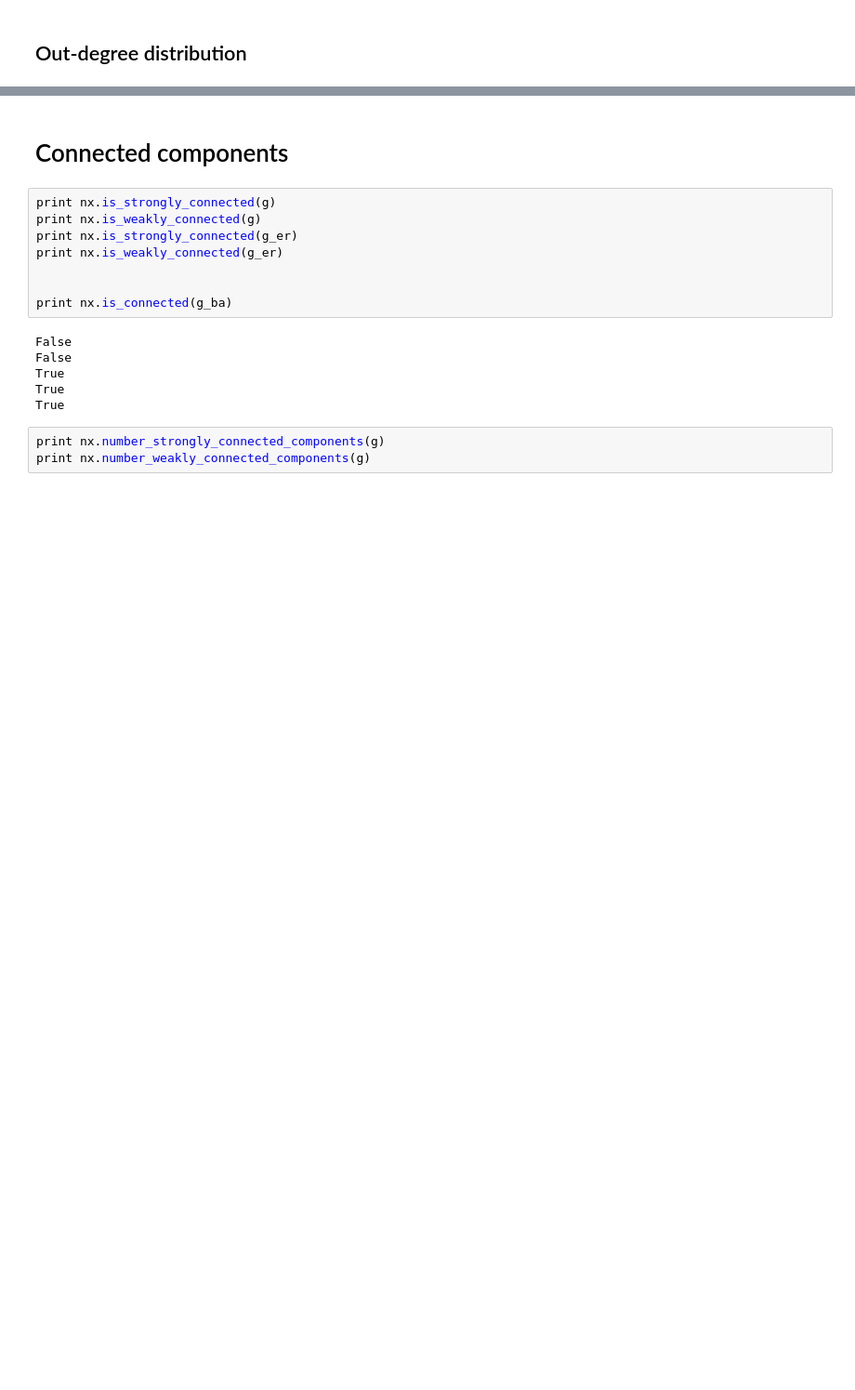
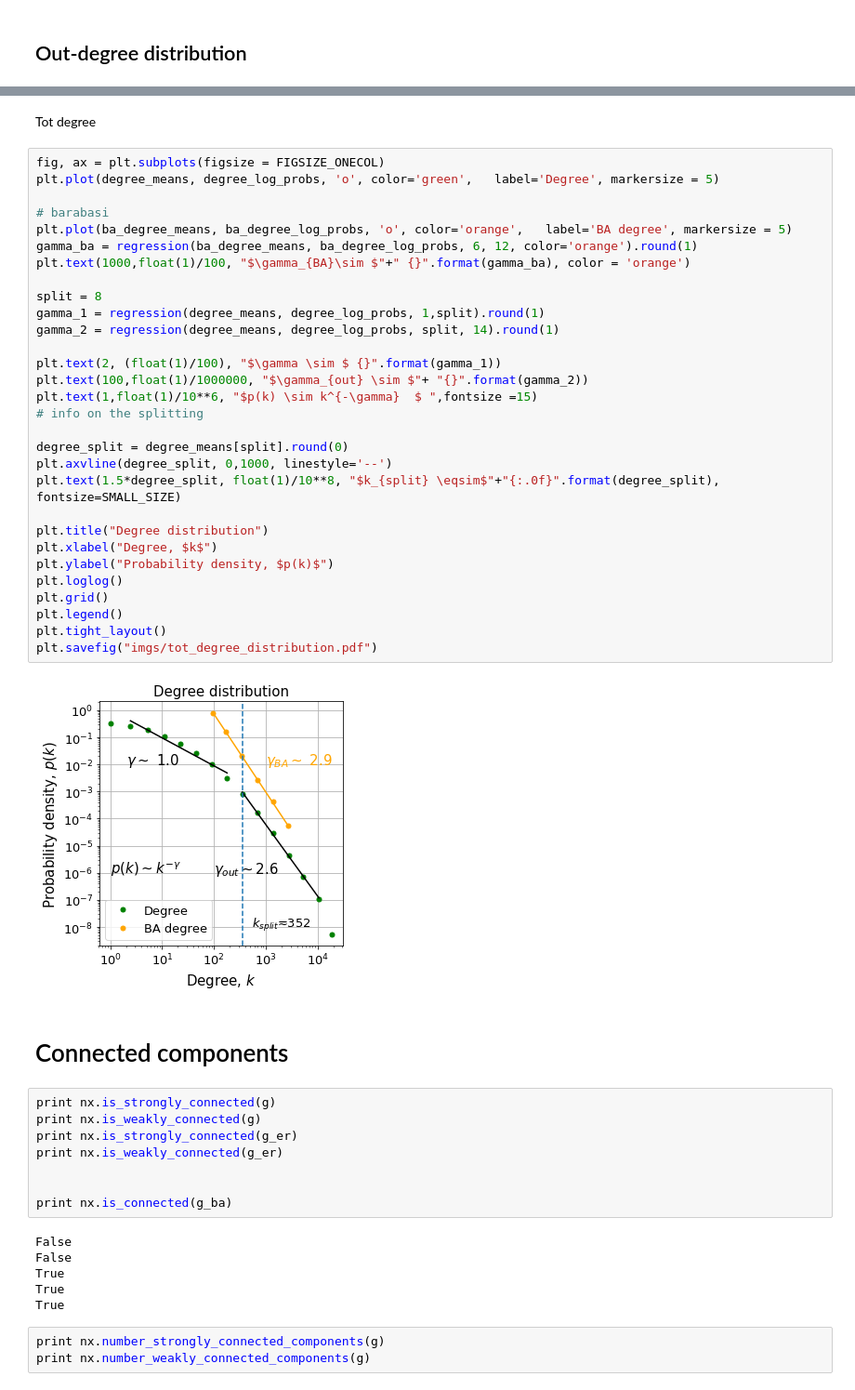
Before and after one commit to biyanisuraj/the_facebook_scandal, a Jupyter notebook: scripts/visualization/degree_distributions.ipynb, the cells around one changed output, grey strips where cells are left out. Shown at 93% size. Drawn from its saved outputs; the diff is of its cells as text; blank space fills up the shorter version.

```diff
--- a/scripts/visualization/degree_distributions.ipynb
+++ b/scripts/visualization/degree_distributions.ipynb
@@ -395,3 +419,37 @@ plt.savefig("imgs/out_degree_distribution.pdf")
+# %% [markdown]
+Tot degree
+# %%
+fig, ax = plt.subplots(figsize = FIGSIZE_ONECOL)
+plt.plot(degree_means, degree_log_probs, 'o', color='green',   label='Degree', markersize = 5)
+
+# barabasi
+plt.plot(ba_degree_means, ba_degree_log_probs, 'o', color='orange',   label='BA degree', markersize = 5)
+gamma_ba = regression(ba_degree_means, ba_degree_log_probs, 6, 12, color='orange').round(1)
+plt.text(1000,float(1)/100, "$\gamma_{BA}\sim $"+" {}".format(gamma_ba), color = 'orange')
+
+split = 8
+gamma_1 = regression(degree_means, degree_log_probs, 1,split).round(1)
+gamma_2 = regression(degree_means, degree_log_probs, split, 14).round(1)
+
+plt.text(2, (float(1)/100), "$\gamma \sim $ {}".format(gamma_1))
+plt.text(100,float(1)/1000000, "$\gamma_{out} \sim $"+ "{}".format(gamma_2))
+plt.text(1,float(1)/10**6, "$p(k) \sim k^{-\gamma}  $ ",fontsize =15)
+# info on the splitting
+
+degree_split = degree_means[split].round(0)
+plt.axvline(degree_split, 0,1000, linestyle='--')
+plt.text(1.5*degree_split, float(1)/10**8, "$k_{split} \eqsim$"+"{:.0f}".format(degree_split), fontsize=SMALL_SIZE)
+
+plt.title("Degree distribution")
+plt.xlabel("Degree, $k$")
+plt.ylabel("Probability density, $p(k)$")
+plt.loglog()
+plt.grid()
+plt.legend()
+plt.tight_layout()
+plt.savefig("imgs/tot_degree_distribution.pdf")
+# %% [output]
+[figure, added]
 # %% [markdown]
 # Connected components
 # %%
```
Also changed, not shown: parts of 21 cells of this notebook, 10 other files.
